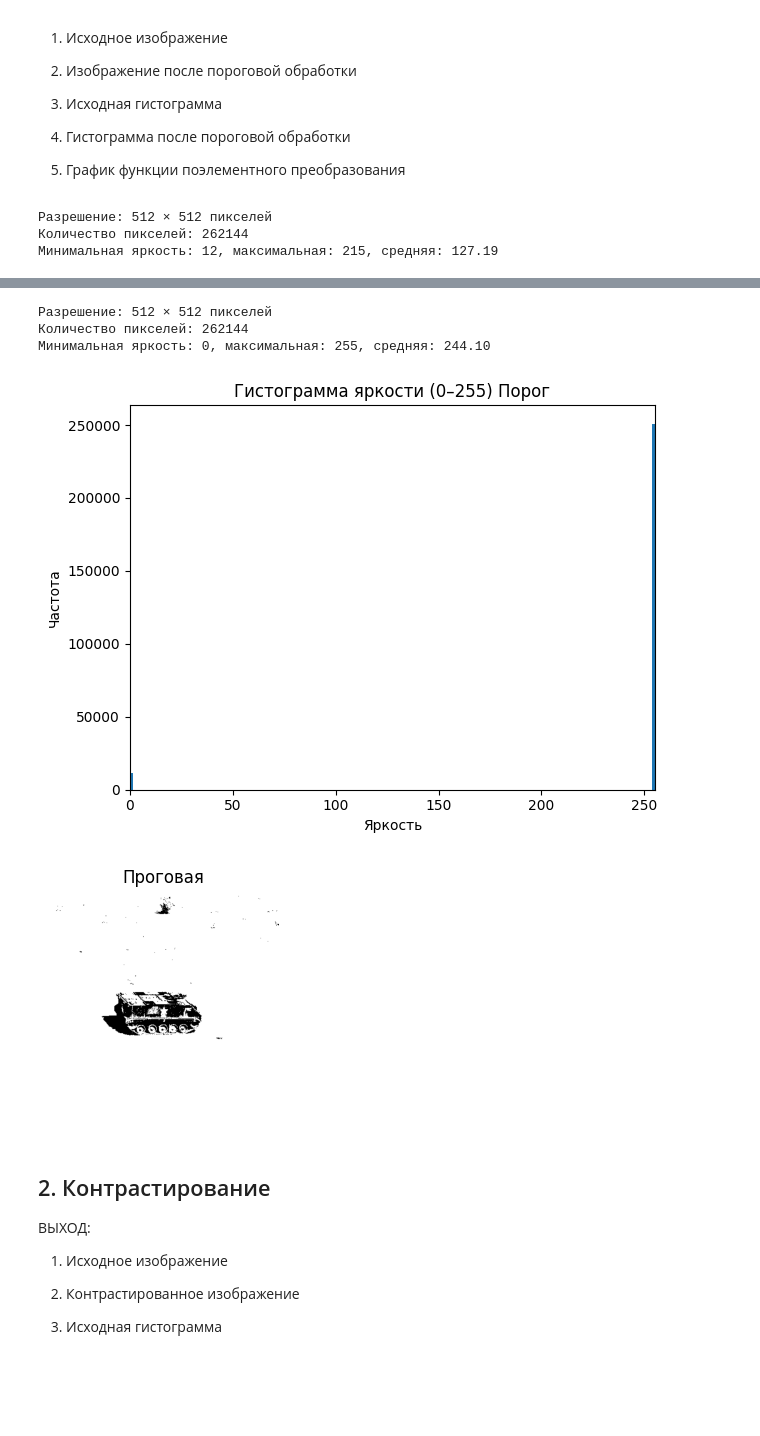
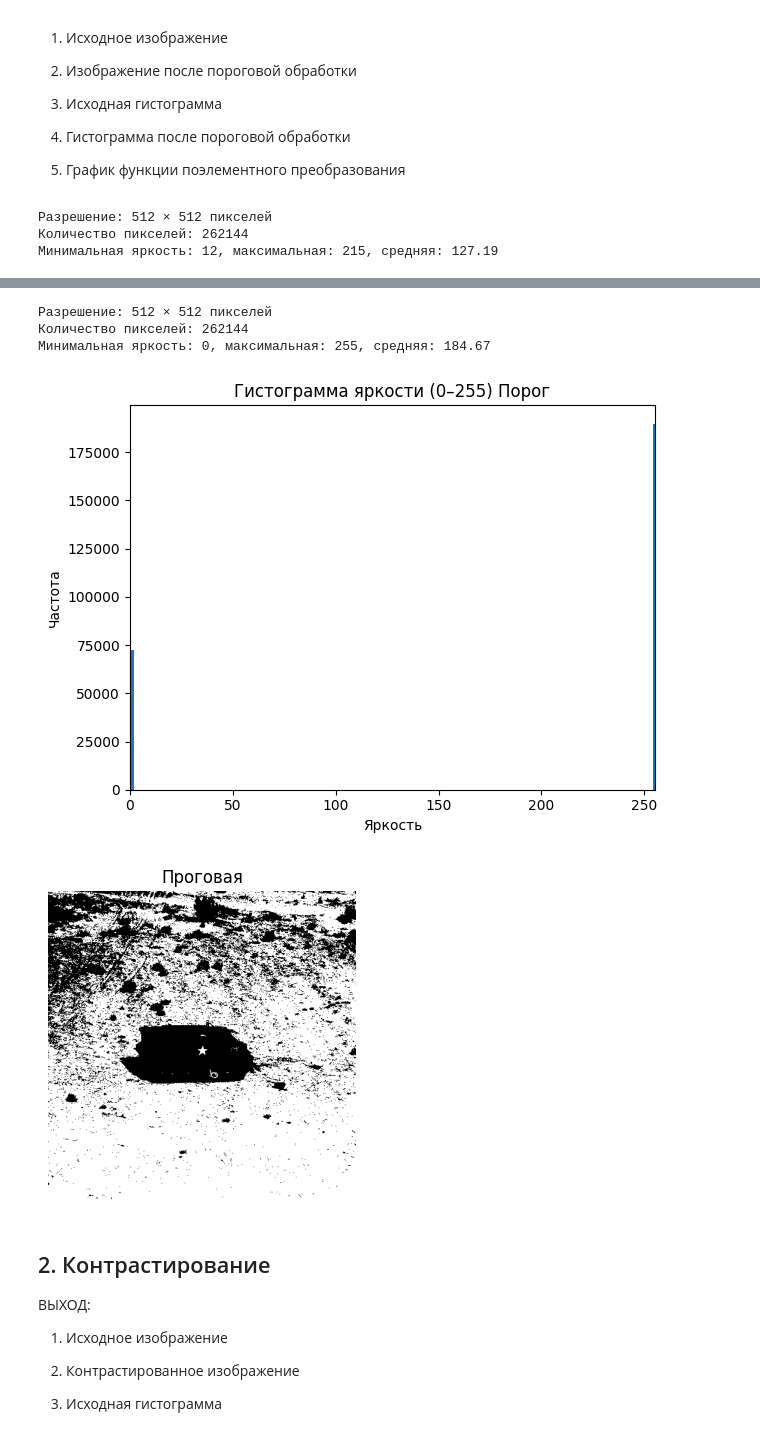
Before and after one commit to Matosik/Image-processing-methods-labs, a Jupyter notebook: Lab1.ipynb, the cells around one changed output, grey strips where cells are left out. Cells and saved outputs as stored; diff of their text form; code cells hidden in the pictures; blank space fills up the shorter version.

```diff
--- a/Lab1.ipynb
+++ b/Lab1.ipynb
@@ -13,28 +17,16 @@ image_path = "Тестовые изображения/01_apc.tif"
 # %%
-def analyze_image(image_or_path, title="Исходное"):
+def analyze_image(matrix, title="Исходное"):
     """
     Считывает изображение (из пути или объекта),
     строит гистограмму яркости и печатает информацию.
     """
-    if isinstance(image_or_path, (str, Path)):
-        path = Path(image_or_path)
-        if not path.exists():
-            raise FileNotFoundError(f"Файл не найден: {path}")
-        img = Image.open(path).convert("L")
-    elif isinstance(image_or_path, Image.Image):
-        img = image_or_path.convert("L")
-    elif isinstance(image_or_path, np.ndarray):
-        img = Image.fromarray(image_or_path.astype(np.uint8), mode="L")
-    else:
-        raise TypeError("Ожидается путь, PIL.Image или numpy.ndarray")
 
-    width, height = img.size
+    width, height = matrix.shape
     total_pixels = width * height
 
     # Матрица и гистограмма
-    matrix = np.array(img, dtype=np.uint8)
-    arr = matrix.ravel()
-    hist, _ = np.histogram(arr, bins=np.arange(257))
+    arr = matrix.flatten()
+    #hist, _ = np.histogram(arr, bins=np.arange(257))
 
     # Печать информации
     print(f"Разрешение: {width} × {height} пикселей")
@@ -43,7 +35,7 @@ def analyze_image(image_or_path, title="Исходное"):
 
     # Гистограмма
     plt.figure()
-    plt.bar(range(256), hist, width=3)
+    plt.hist(arr, bins=range(256), width=2)
     plt.title(f"Гистограмма яркости (0–255) {title}")
     plt.xlabel("Яркость")
     plt.ylabel("Частота")
@@ -55,9 +47,7 @@ def analyze_image(image_or_path, title="Исходное"):
         "width": width,
         "height": height,
         "total_pixels": total_pixels,
-        "histogram": hist,
-        "matrix": matrix,
-        "image": img
+        "matrix": matrix
     }
 # %%
 def show_image(matrix, title):
@@ -69,7 +59,7 @@ def show_image(matrix, title):
         arr = np.array(matrix, dtype=np.uint8)
 
     # Настроим размер вывода (в дюймах, 1 дюйм ≈ 96px)
-    plt.figure(figsize=(3, 3))
+    plt.figure(figsize=(4, 4))
     plt.imshow(arr, cmap="gray", vmin=0, vmax=255)
     plt.title(title)   # подпись сверху
     plt.axis("off")  # скрыть оси, чтобы был «чистый» вывод
@@ -97,16 +87,7 @@ def t_porog(name_path, t):
         raise FileNotFoundError(f"Файл не найден: {path}")
     img = Image.open(path).convert("L")
     matrix = np.array(img, dtype=np.uint8)
-    N = matrix.shape[0]
-    M = matrix.shape[1]
-    newMatrix =  np.zeros_like(matrix)
 
-    for i in range(N):
-        for j in range(M):
-            if(matrix[i][j]<t):
-                newMatrix[i][j] = 0
-            else:
-                newMatrix[i][j] = 255
 
     x = np.arange(256)                # входные значения яркости
     y = np.where(x < t, 0, 255)       # выход по правилу
@@ -119,9 +100,12 @@ def t_porog(name_path, t):
     plt.grid(True)
     plt.show()
 
-    return Image.fromarray(newMatrix, mode="L")
+    return np.where(matrix >= t, 255, 0)
 # %%
-info = analyze_image(image_path)
+
+
+matrix = load_img(image_path)
+info = analyze_image(matrix)
 show_image(info["matrix"], "Исходное изображение")
 
 
@@ -138,8 +122,8 @@ show_image(infoporog["matrix"], "Проговая")
 Разрешение: 512 × 512 пикселей
 Количество пикселей: 262144
-Минимальная яркость: 0, максимальная: 255, средняя: 244.10
+Минимальная яркость: 0, максимальная: 255, средняя: 184.67
-[figure, old version]
+[figure, new version]
-[figure, old version]
+[figure, new version]
 # %% [markdown]
 ## 2. Контрастирование
 
```
Also changed, not shown: parts of 8 cells of this notebook, 1 other file.
